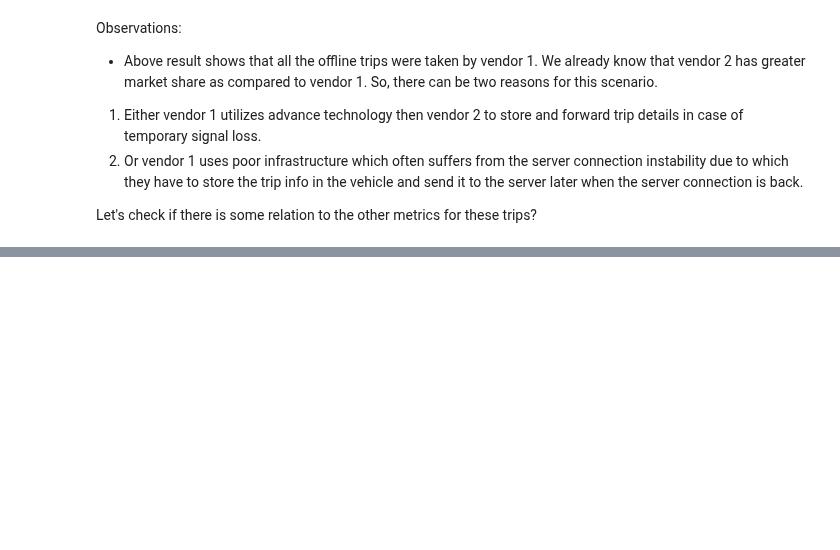
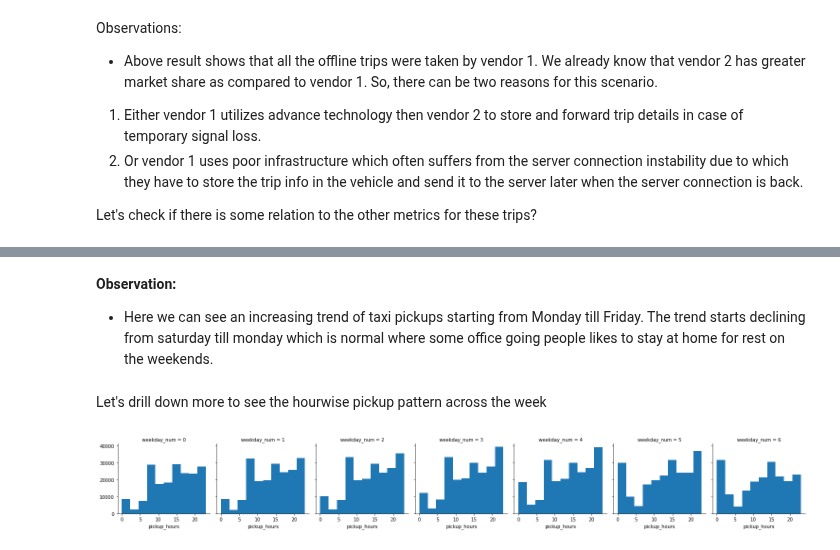
Before and after one commit to harshithgowdakc/NYC-Taxi-Data, a Jupyter notebook: NYC_Taxi_Data.ipynb, the cells around one changed output, grey strips where cells are left out. Saved outputs shown, nothing was run; the diff lists cells and outputs as text; code cells hidden in the pictures; blank space fills up the shorter version.

```diff
--- a/NYC_Taxi_Data.ipynb
+++ b/NYC_Taxi_Data.ipynb
@@ -725,0 +759,11 @@ nyc_[data.flag_Y == 1]
+# %% [markdown]
+**Observation:**
+*   Here we can see an increasing trend of taxi pickups starting from Monday till Friday. The trend starts declining from saturday till monday which is normal where some office going people likes to stay at home for rest on the weekends.
+# %% [markdown]
+Let's drill down more to see the hourwise pickup pattern across the week
+# %%
+n = sns.FacetGrid(nyc_df, col='weekday_num')
+n.map(plt.hist, 'pickup_hours')
+plt.show()
+# %% [output]
+[figure, added]
```
Also changed, not shown: parts of 39 cells of this notebook.
